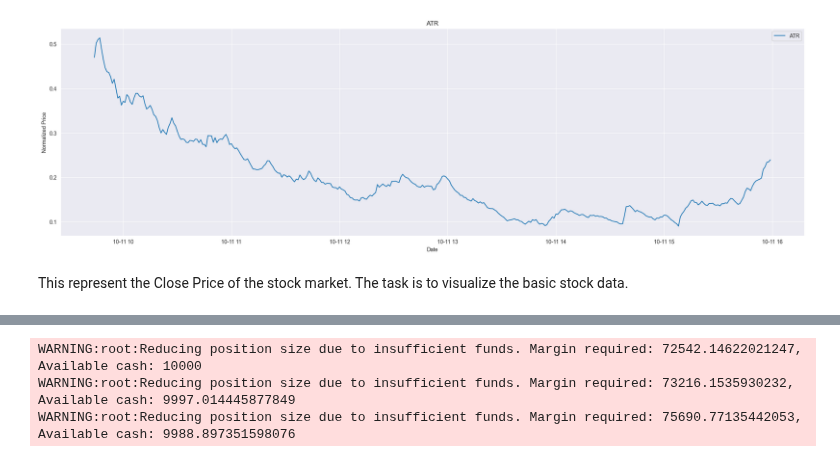
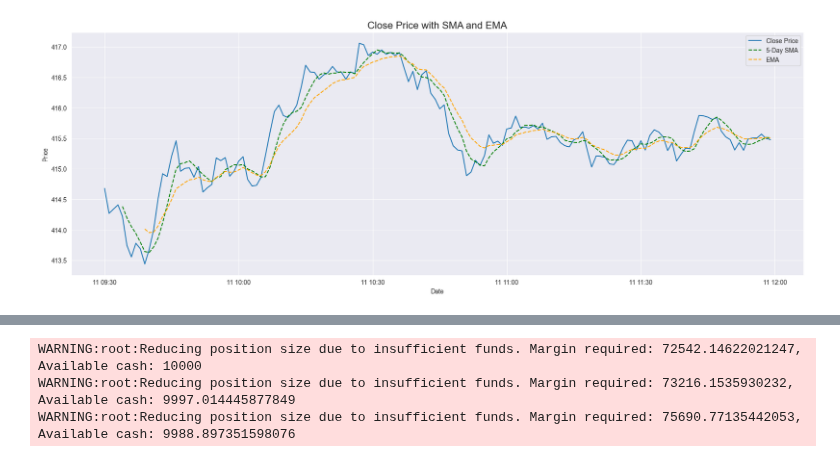
Before and after one commit to jurichar/high_freq_scalping_tool, a Jupyter notebook: notebooks/view_processed_data.ipynb, the cells around one changed output, grey strips where cells are left out. Drawn from its saved outputs; the diff is of its cells as text; code cells hidden in the pictures.

```diff
--- a/notebooks/view_processed_data.ipynb
+++ b/notebooks/view_processed_data.ipynb
@@ -3,10 +3,22 @@ import pandas as pd
 import numpy as np
 import matplotlib.pyplot as plt
 import seaborn as sns
-from sofware.data_collector import get_stock_data
+from sofware.data_collector import get_data_for_period, get_stock_data
 from sofware.data_processor import process_data
 from sofware.tasks import run_back_test, plot_drawdown, plot_equity_curve
 import mplfinance as mpf
 
 %matplotlib inline
 sns.set_style('darkgrid')
+
+start_date = "2024-10-11 09:30:00"
+end_date = "2024-10-11 12:00:00"
+period = "1d"
+ticker = "MSFT"
+interval = "1m"
+initial_cash = 1000
+
+data = get_data_for_period(ticker=ticker, start_date=start_date, end_date=end_date, interval=interval)
+print(data)
+
+data = process_data(data, ticker=ticker, period=period)
@@ -20,3 +42,0 @@ initial_cash = 1000
-# %%
-data = get_stock_data(ticker=ticker, period=period, save_to_csv=True, interval=interval)
-print(data)
@@ -41,14 +43,14 @@ Datetime
-# %%
-data = process_data(data, period, interval)
 # %%
-plt.figure(figsize=(25, 7))
-plt.plot(data["ATR"], label="ATR")
-plt.title("ATR")
+plt.figure(figsize=(21, 7))
+plt.plot(data.index, data["Close"], label="Close Price")
+plt.plot(data.index, data["SMA_5"], label="5-Day SMA", color="green", linestyle="--")
+plt.plot(
+    data.index, data["EMA"], label="EMA", color="orange", linestyle="--"
+)
+plt.title("Close Price with SMA and EMA", fontsize=16)
 plt.xlabel("Date")
-plt.ylabel("Normalized Price")
+plt.ylabel("Price")
 plt.legend()
 plt.show()
 # %% [output]
-[figure, old version]
+[figure, new version]
-# %% [markdown]
-This represent the Close Price of the stock market. The task is to visualize the basic stock data.
```
Also changed, not shown: parts of 12 cells of this notebook, 1 other file.
